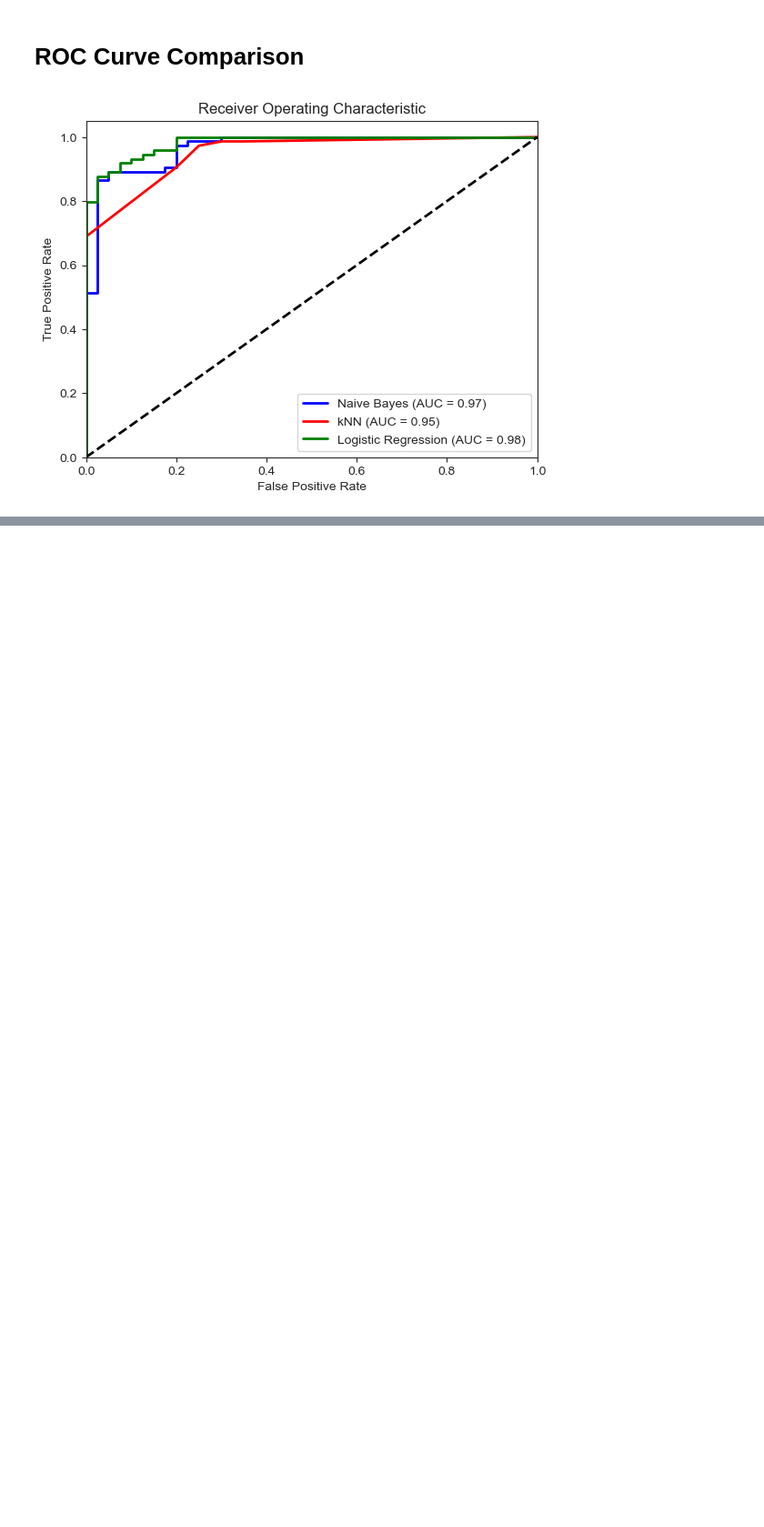
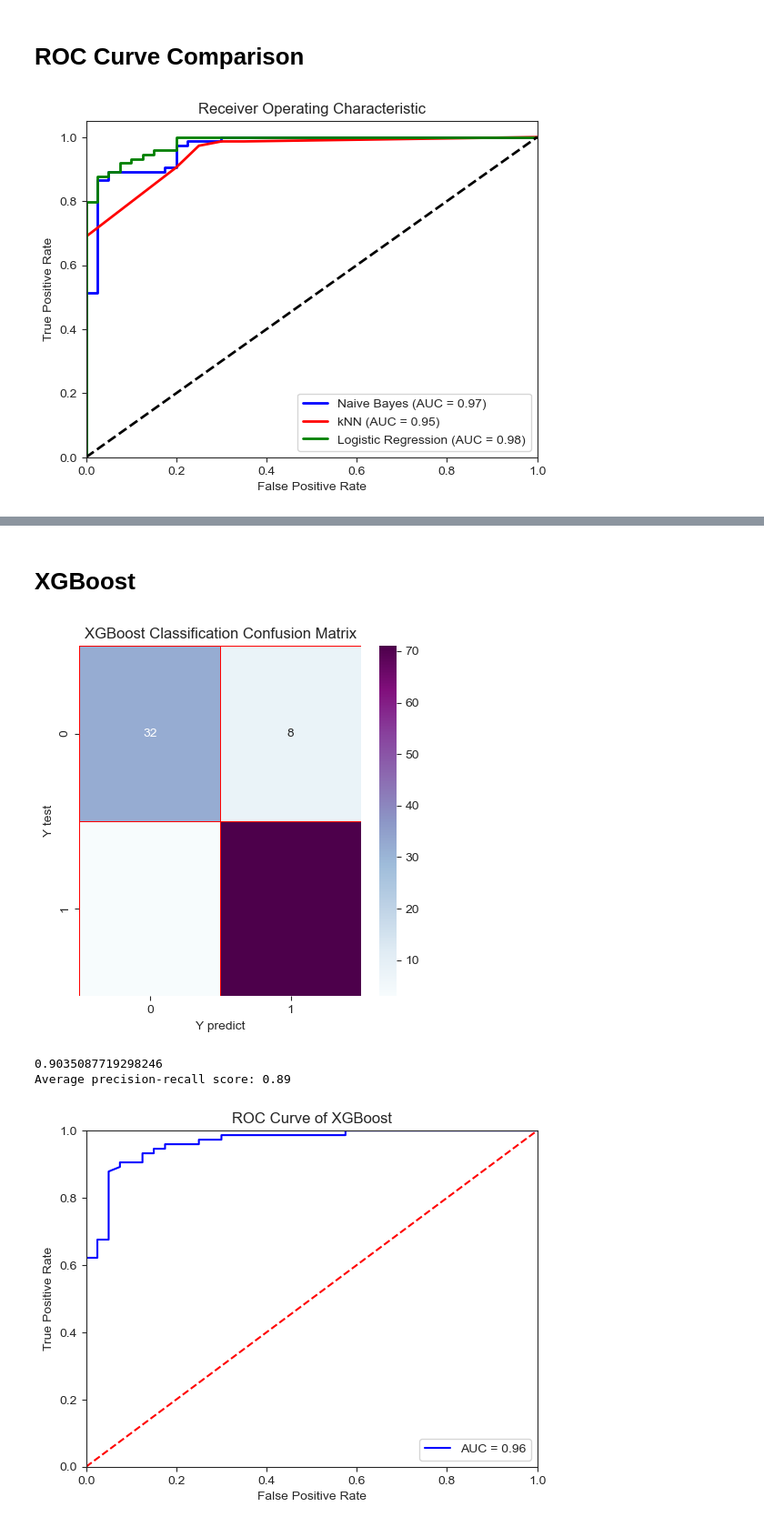
Before and after one commit to AhsanSAhmed/BreastCancer_MLModels, a Jupyter notebook: ML_Assignment.ipynb, the cells around one changed output, grey strips where cells are left out. Shown at 91% size. Cells and saved outputs as stored; diff of their text form; code cells hidden in the pictures; blank space fills up the shorter version.

```diff
--- a/ML_Assignment.ipynb
+++ b/ML_Assignment.ipynb
@@ -288,0 +340,51 @@ plt.show()
+# %% [markdown]
+# XGBoost
+# %%
+import xgboost as xgb
+
+# Define the model
+xgb_classifier = xgb.XGBClassifier(objective='binary:logistic', random_state=42)
+
+# Train the model
+xgb_classifier.fit(X_train, Y_train)
+
+# Predict target values
+Y_predict_xgb = xgb_classifier.predict(X_test)
+
+# Confusion matrix
+xgb_cm = confusion_matrix(Y_test, Y_predict_xgb)
+f, ax = plt.subplots(figsize=(5, 5))
+sns.heatmap(xgb_cm, annot=True, linewidth=0.7, linecolor='red', fmt='g', ax=ax, cmap="BuPu")
+plt.title('XGBoost Classification Confusion Matrix')
+plt.xlabel('Y predict')
+plt.ylabel('Y test')
+plt.show()
+
+# Test score
+score_xgb = xgb_classifier.score(X_test, Y_test)
+print(score_xgb)
+
+# Precision and recall
+average_precision_xgb = average_precision_score(Y_test, Y_predict_xgb)
+print('Average precision-recall score: {0:0.2f}'.format(average_precision_xgb))
+
+# ROC Curve
+Y_scores_xgb = xgb_classifier.predict_proba(X_test)
+fpr_xgb, tpr_xgb, _ = roc_curve(Y_test, Y_scores_xgb[:, 1])
+roc_auc_xgb = auc(fpr_xgb, tpr_xgb)
+
+plt.title('Receiver Operating Characteristic')
+plt.plot(fpr_xgb, tpr_xgb, 'b', label='AUC = %0.2f' % roc_auc_xgb)
+plt.legend(loc='lower right')
+plt.plot([0, 1], [0, 1], 'r--')
+plt.xlim([0, 1])
+plt.ylim([0, 1])
+plt.ylabel('True Positive Rate')
+plt.xlabel('False Positive Rate')
+plt.title('ROC Curve of XGBoost')
+plt.show()
+# %% [output]
+[figure, added]
+0.9035087719298246
+Average precision-recall score: 0.89
+[figure, added]
```
Also changed, not shown: parts of 6 cells of this notebook.
